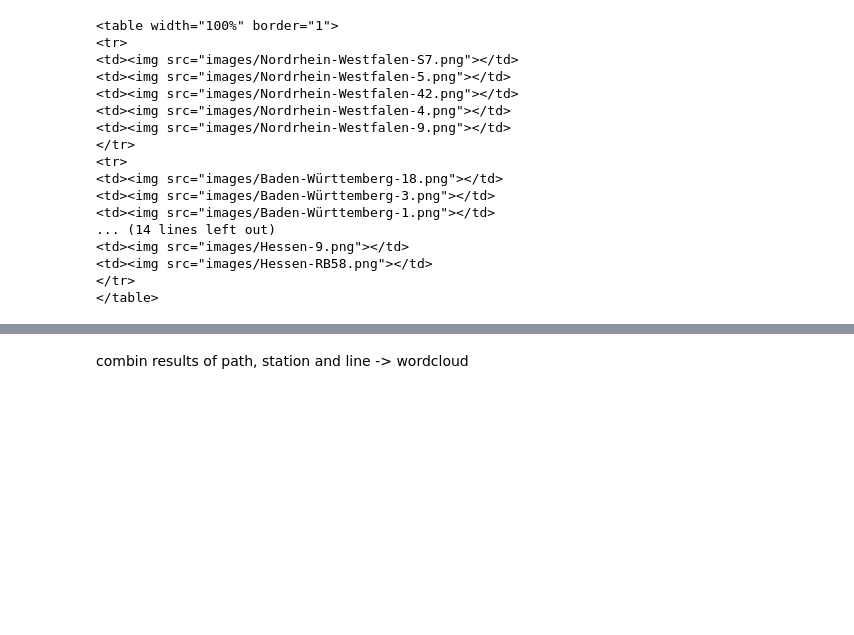
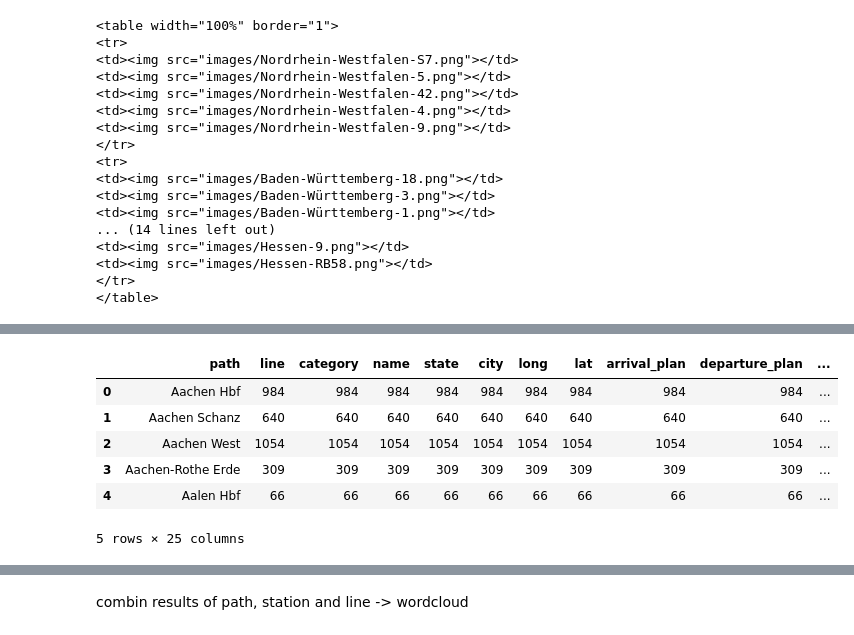
Before and after one commit to Nokkyuu/Fantastic_trains_and_when_to_find_them, a Jupyter notebook: EDA/03_geographical_analysis.ipynb, the cells around one changed output, grey strips where cells are left out. Saved outputs shown, nothing was run; the diff lists cells and outputs as text; code cells hidden in the pictures; blank space fills up the shorter version.

```diff
--- a/EDA/03_geographical_analysis.ipynb
+++ b/EDA/03_geographical_analysis.ipynb
@@ -687,0 +719,10 @@ PATH ANALYSE NAN = START, ALWAYS TAKE THE LAST ONE from the path
+# %%
+df_path.head()
+# %% [output]
+|  | path | line | category | name | state | city | long | lat | arrival_plan | departure_plan | ... |
+| 0 | Aachen Hbf | 984 | 984 | 984 | 984 | 984 | 984 | 984 | 984 | 984 | ... |
+| 1 | Aachen Schanz | 640 | 640 | 640 | 640 | 640 | 640 | 640 | 640 | 640 | ... |
+| 2 | Aachen West | 1054 | 1054 | 1054 | 1054 | 1054 | 1054 | 1054 | 1054 | 1054 | ... |
+| 3 | Aachen-Rothe Erde | 309 | 309 | 309 | 309 | 309 | 309 | 309 | 309 | 309 | ... |
+| 4 | Aalen Hbf | 66 | 66 | 66 | 66 | 66 | 66 | 66 | 66 | 66 | ... |
+5 rows × 25 columns
```
Also changed, not shown: parts of 16 cells of this notebook, 2 other files.
